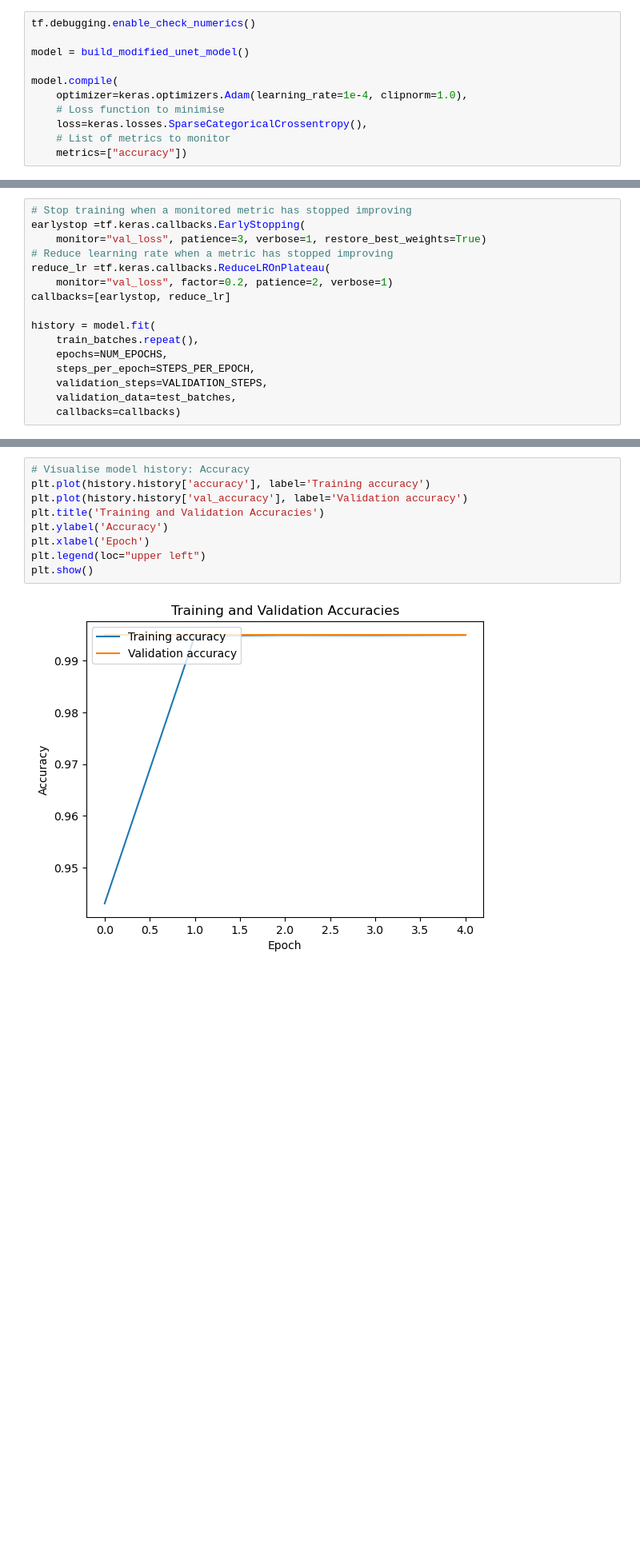
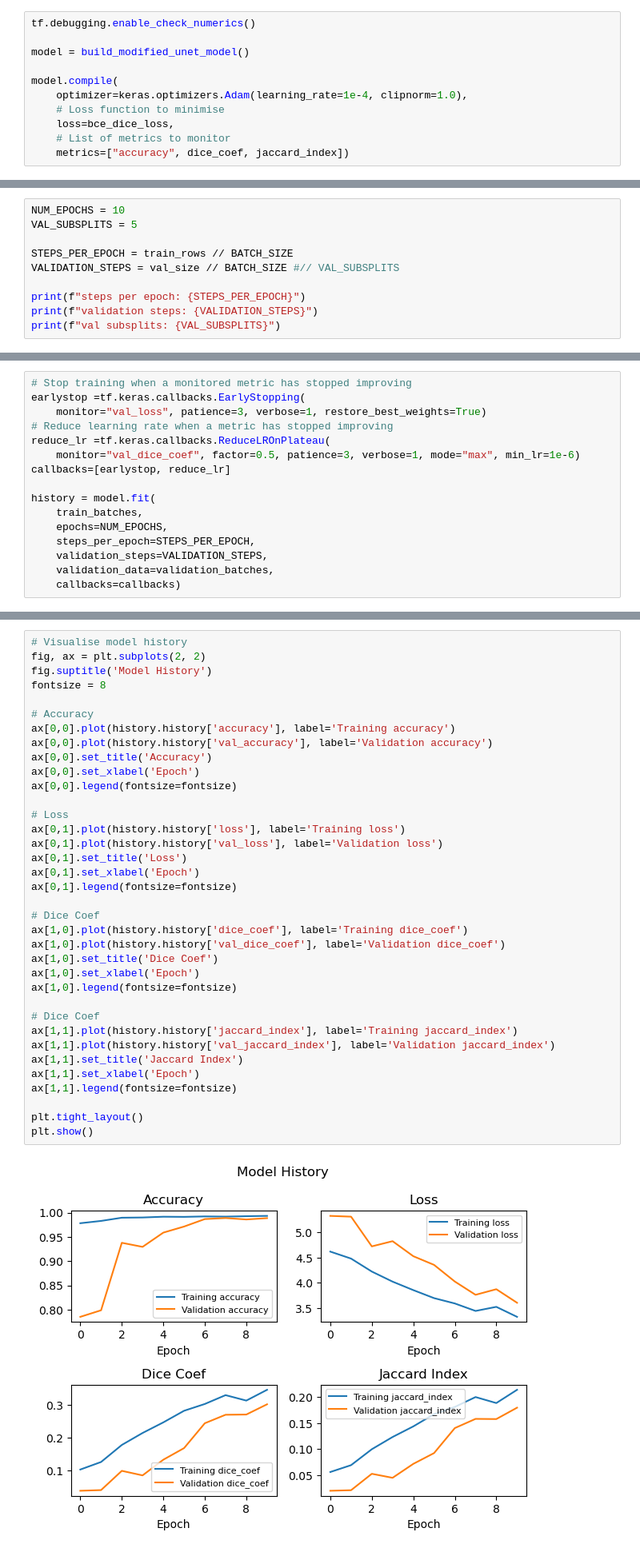
Before and after one commit to we1c0me2s0rapark/UoL-FP, a Jupyter notebook: Model.ipynb, the cells around one changed output, grey strips where cells are left out. Shown at 80% size. Saved outputs shown, nothing was run; the diff lists cells and outputs as text; blank space fills up the shorter version.

```diff
--- a/Model.ipynb
+++ b/Model.ipynb
@@ -295,8 +411,8 @@ model = build_modified_unet_model()
 model.compile(
     optimizer=keras.optimizers.Adam(learning_rate=1e-4, clipnorm=1.0),
     # Loss function to minimise
-    loss=keras.losses.SparseCategoricalCrossentropy(),
+    loss=bce_dice_loss,
     # List of metrics to monitor
-    metrics=["accuracy"])
+    metrics=["accuracy", dice_coef, jaccard_index])
 # %% [output]
 INFO:tensorflow:Enabled check-numerics callback in thread MainThread
@@ -302,0 +421,10 @@ INFO:tensorflow:Enabled check-numerics callback in thread MainThread
+# %%
+NUM_EPOCHS = 10
+VAL_SUBSPLITS = 5
+
+STEPS_PER_EPOCH = train_rows // BATCH_SIZE
+VALIDATION_STEPS = val_size // BATCH_SIZE #// VAL_SUBSPLITS
+
+print(f"steps per epoch: {STEPS_PER_EPOCH}")
+print(f"validation steps: {VALIDATION_STEPS}")
+print(f"val subsplits: {VAL_SUBSPLITS}")
@@ -306,14 +438,14 @@ earlystop =tf.keras.callbacks.EarlyStopping(
     monitor="val_loss", patience=3, verbose=1, restore_best_weights=True)
 # Reduce learning rate when a metric has stopped improving
 reduce_lr =tf.keras.callbacks.ReduceLROnPlateau(
-    monitor="val_loss", factor=0.2, patience=2, verbose=1)
+    monitor="val_dice_coef", factor=0.5, patience=3, verbose=1, mode="max", min_lr=1e-6)
 callbacks=[earlystop, reduce_lr]
 
 history = model.fit(
-    train_batches.repeat(),
+    train_batches,
     epochs=NUM_EPOCHS,
     steps_per_epoch=STEPS_PER_EPOCH,
     validation_steps=VALIDATION_STEPS,
-    validation_data=test_batches,
+    validation_data=validation_batches,
     callbacks=callbacks)
 # %% [output]
@@ -338,11 +473,38 @@ Restoring model weights from the end of the best epoch: 3.
 # %%
-# Visualise model history: Accuracy
-plt.plot(history.history['accuracy'], label='Training accuracy')
-plt.plot(history.history['val_accuracy'], label='Validation accuracy')
-plt.title('Training and Validation Accuracies')
-plt.ylabel('Accuracy')
-plt.xlabel('Epoch')
-plt.legend(loc="upper left")
+# Visualise model history
+fig, ax = plt.subplots(2, 2)
+fig.suptitle('Model History')
+fontsize = 8
+
+# Accuracy
+ax[0,0].plot(history.history['accuracy'], label='Training accuracy')
+ax[0,0].plot(history.history['val_accuracy'], label='Validation accuracy')
+ax[0,0].set_title('Accuracy')
+ax[0,0].set_xlabel('Epoch')
+ax[0,0].legend(fontsize=fontsize)
+
+# Loss
+ax[0,1].plot(history.history['loss'], label='Training loss')
+ax[0,1].plot(history.history['val_loss'], label='Validation loss')
+ax[0,1].set_title('Loss')
+ax[0,1].set_xlabel('Epoch')
+ax[0,1].legend(fontsize=fontsize)
+
+# Dice Coef
+ax[1,0].plot(history.history['dice_coef'], label='Training dice_coef')
+ax[1,0].plot(history.history['val_dice_coef'], label='Validation dice_coef')
+ax[1,0].set_title('Dice Coef')
+ax[1,0].set_xlabel('Epoch')
+ax[1,0].legend(fontsize=fontsize)
+
+# Dice Coef
+ax[1,1].plot(history.history['jaccard_index'], label='Training jaccard_index')
+ax[1,1].plot(history.history['val_jaccard_index'], label='Validation jaccard_index')
+ax[1,1].set_title('Jaccard Index')
+ax[1,1].set_xlabel('Epoch')
+ax[1,1].legend(fontsize=fontsize)
+
+plt.tight_layout()
 plt.show()
 # %% [output]
-[figure, old version]
+[figure, new version]
```
Also changed, not shown: parts of 33 cells of this notebook, 1 other file.
